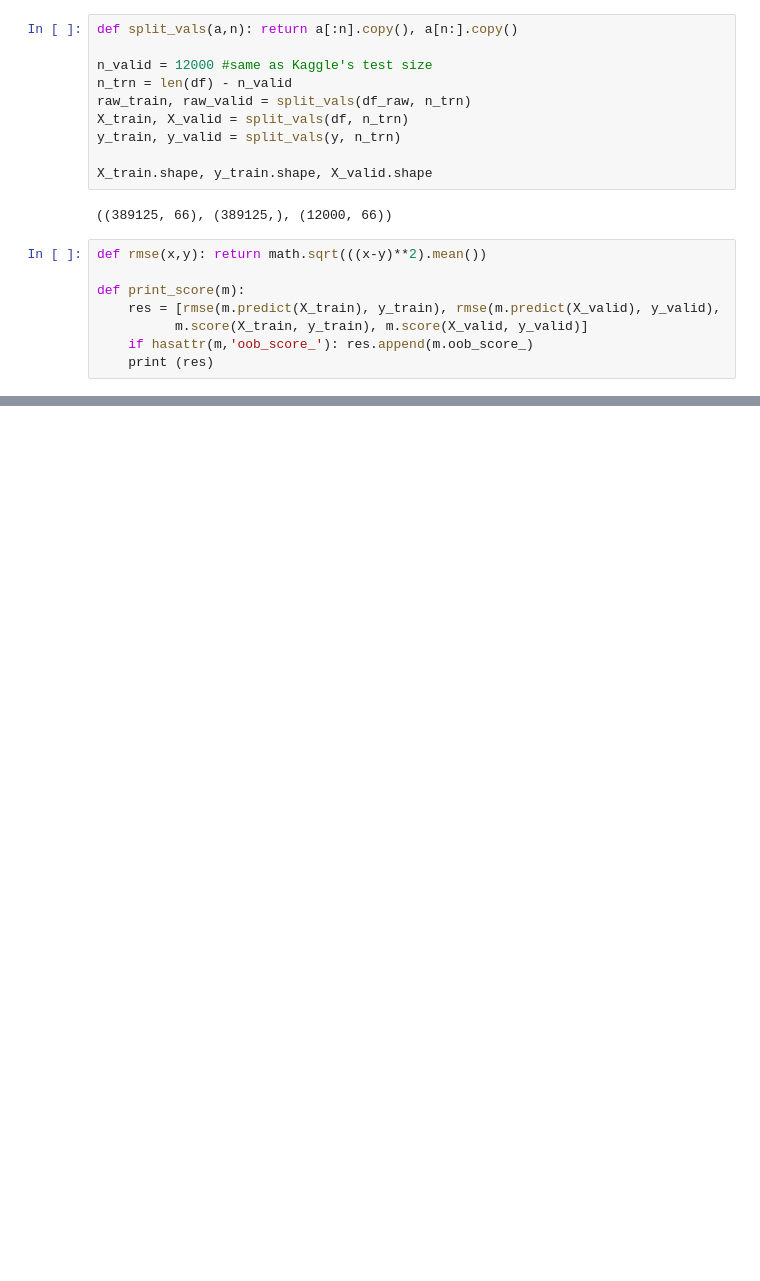
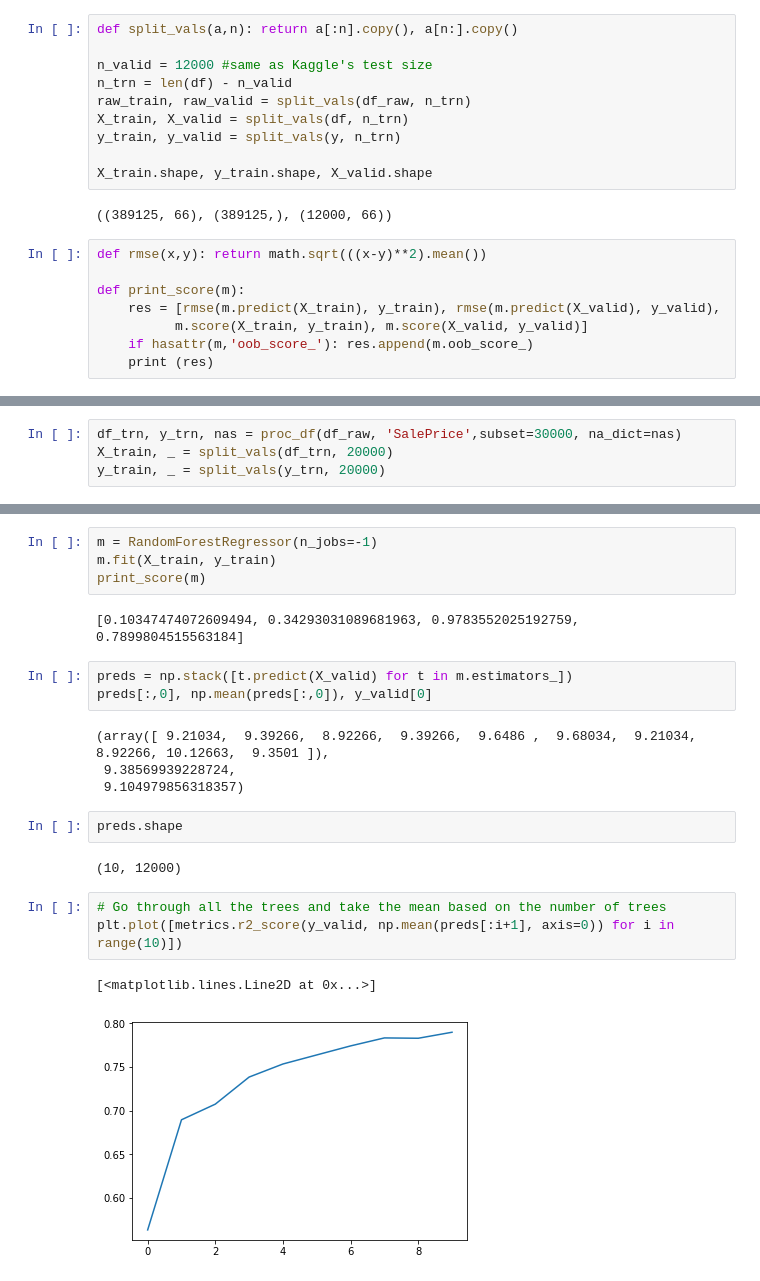
Before and after one commit to gabrielfior/fastai, a Jupyter notebook: myNotebooks/lesson1_GF.ipynb, the cells around one changed output, grey strips where cells are left out. Cells and saved outputs as stored; diff of their text form; blank space fills up the shorter version.

Commit message:
improved kc house price predictions using hyper tuning of random forest parameters

```diff
--- a/myNotebooks/lesson1_GF.ipynb
+++ b/myNotebooks/lesson1_GF.ipynb
@@ -245,0 +152,4 @@ Wall time: 36.1 s
+# %%
+df_trn, y_trn, nas = proc_df(df_raw, 'SalePrice',subset=30000, na_dict=nas)
+X_train, _ = split_vals(df_trn, 20000)
+y_train, _ = split_vals(y_trn, 20000)
@@ -245,0 +181,23 @@ Wall time: 36.1 s
+# %%
+m = RandomForestRegressor(n_jobs=-1)
+m.fit(X_train, y_train)
+print_score(m)
+# %% [output]
+[0.10347474072609494, 0.34293031089681963, 0.9783552025192759, 0.7899804515563184]
+# %%
+preds = np.stack([t.predict(X_valid) for t in m.estimators_])
+preds[:,0], np.mean(preds[:,0]), y_valid[0]
+# %% [output]
+(array([ 9.21034,  9.39266,  8.92266,  9.39266,  9.6486 ,  9.68034,  9.21034,  8.92266, 10.12663,  9.3501 ]),
+ 9.38569939228724,
+ 9.104979856318357)
+# %%
+preds.shape
+# %% [output]
+(10, 12000)
+# %%
+# Go through all the trees and take the mean based on the number of trees
+plt.plot([metrics.r2_score(y_valid, np.mean(preds[:i+1], axis=0)) for i in range(10)])
+# %% [output]
+[<matplotlib.lines.Line2D at 0x...>]
+[figure, added]
```
Also changed, not shown: parts of 31 cells of this notebook, 1 other file.
